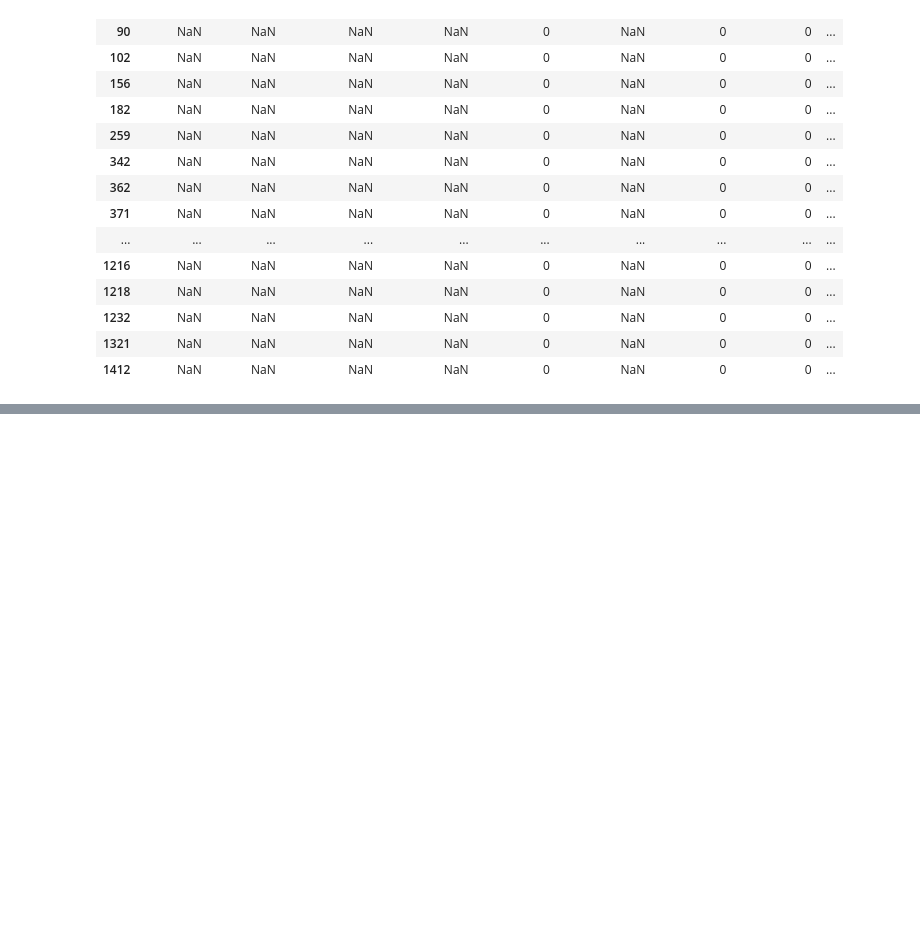
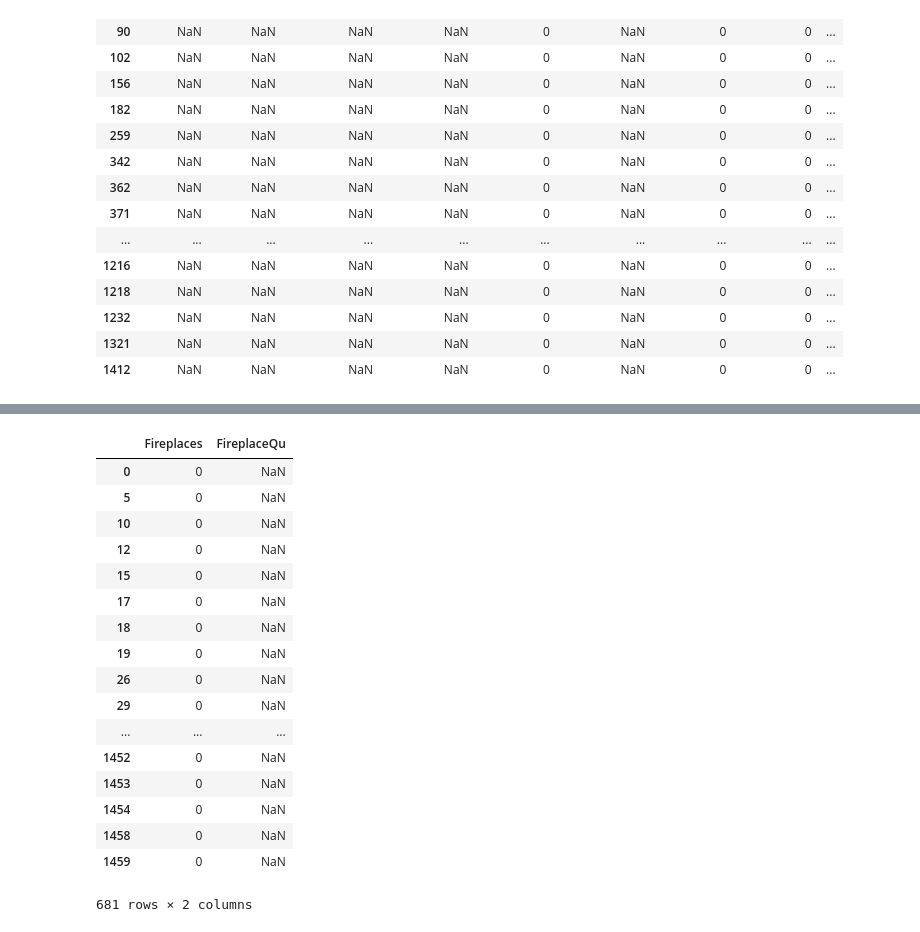
Before and after one commit to Miaowshroom/project-3, a Jupyter notebook: project-03-starter.ipynb, the cells around one changed output, grey strips where cells are left out. Drawn from its saved outputs; the diff is of its cells as text; code cells hidden in the pictures; blank space fills up the shorter version.

Commit message:
before shift to na_values=N/A

```diff
--- a/project-03-starter.ipynb
+++ b/project-03-starter.ipynb
@@ -235,0 +302,30 @@ house_residential.columns
+# %%
+house_residential.loc[house_residential.MasVnrType.isnull(),'MasVnrType'] = 'No_Mas'
+# %%
+house_residential.loc[house_residential.MasVnrType=='None','MasVnrType'] = 'No_Mas'
+# %%
+house_residential.loc[house_residential.MasVnrArea.isnull(),'MasVnrArea'] = 0
+# %%
+# fit the missing electrical with the most common type SBrkr
+house_residential.loc[house_residential.Electrical.isnull(),'Electrical']= house_residential.Electrical.value_counts().index[0]
+# %%
+house_residential.loc[house_residential.FireplaceQu.isnull(),['Fireplaces','FireplaceQu']]
+# %% [output]
+|  | Fireplaces | FireplaceQu |
+| 0 | 0 | NaN |
+| 5 | 0 | NaN |
+| 10 | 0 | NaN |
+| 12 | 0 | NaN |
+| 15 | 0 | NaN |
+| 17 | 0 | NaN |
+| 18 | 0 | NaN |
+| 19 | 0 | NaN |
+| 26 | 0 | NaN |
+| 29 | 0 | NaN |
+| ... | ... | ... |
+| 1452 | 0 | NaN |
+| 1453 | 0 | NaN |
+| 1454 | 0 | NaN |
+| 1458 | 0 | NaN |
+| 1459 | 0 | NaN |
+681 rows × 2 columns
```
Also changed, not shown: parts of 17 cells of this notebook.
